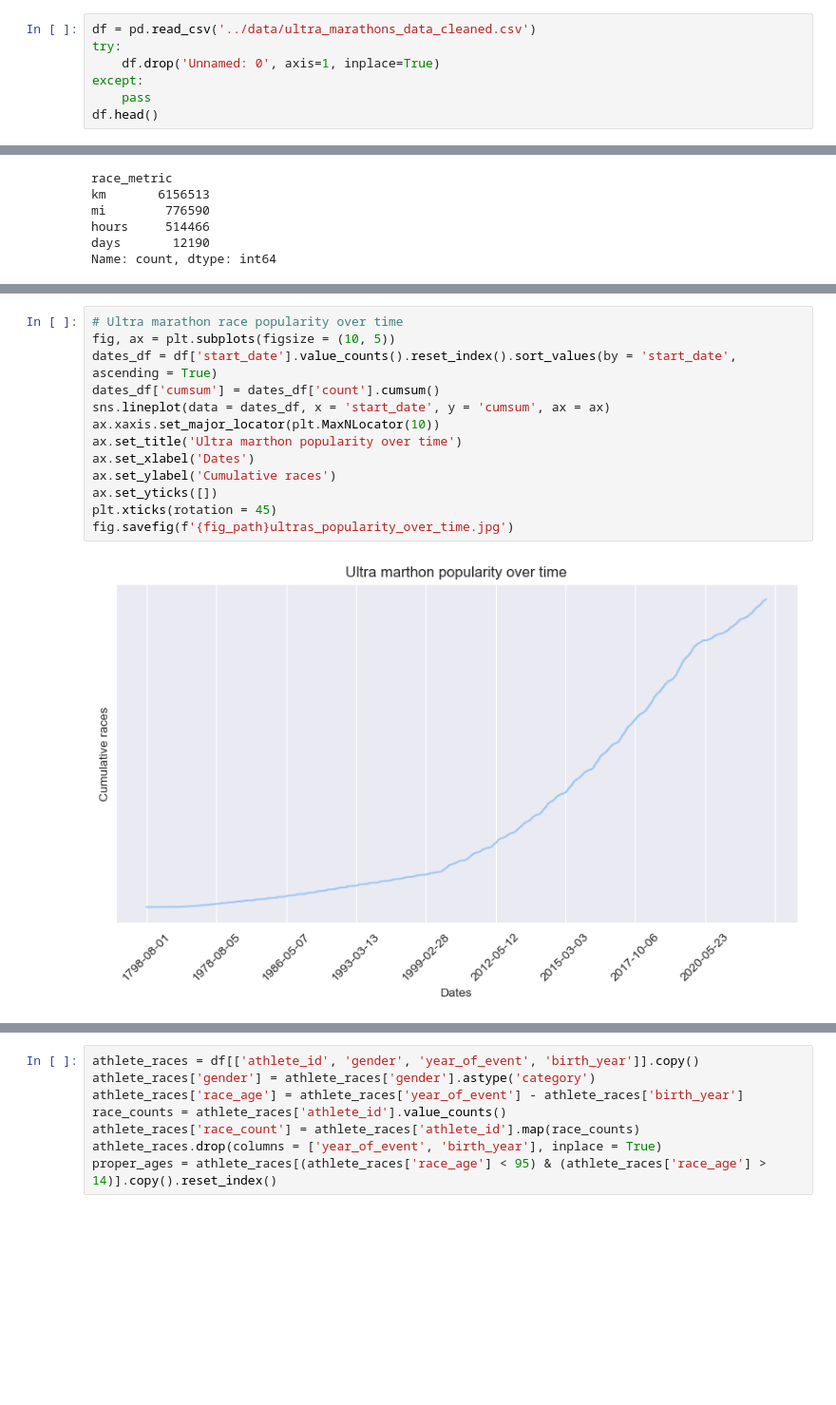
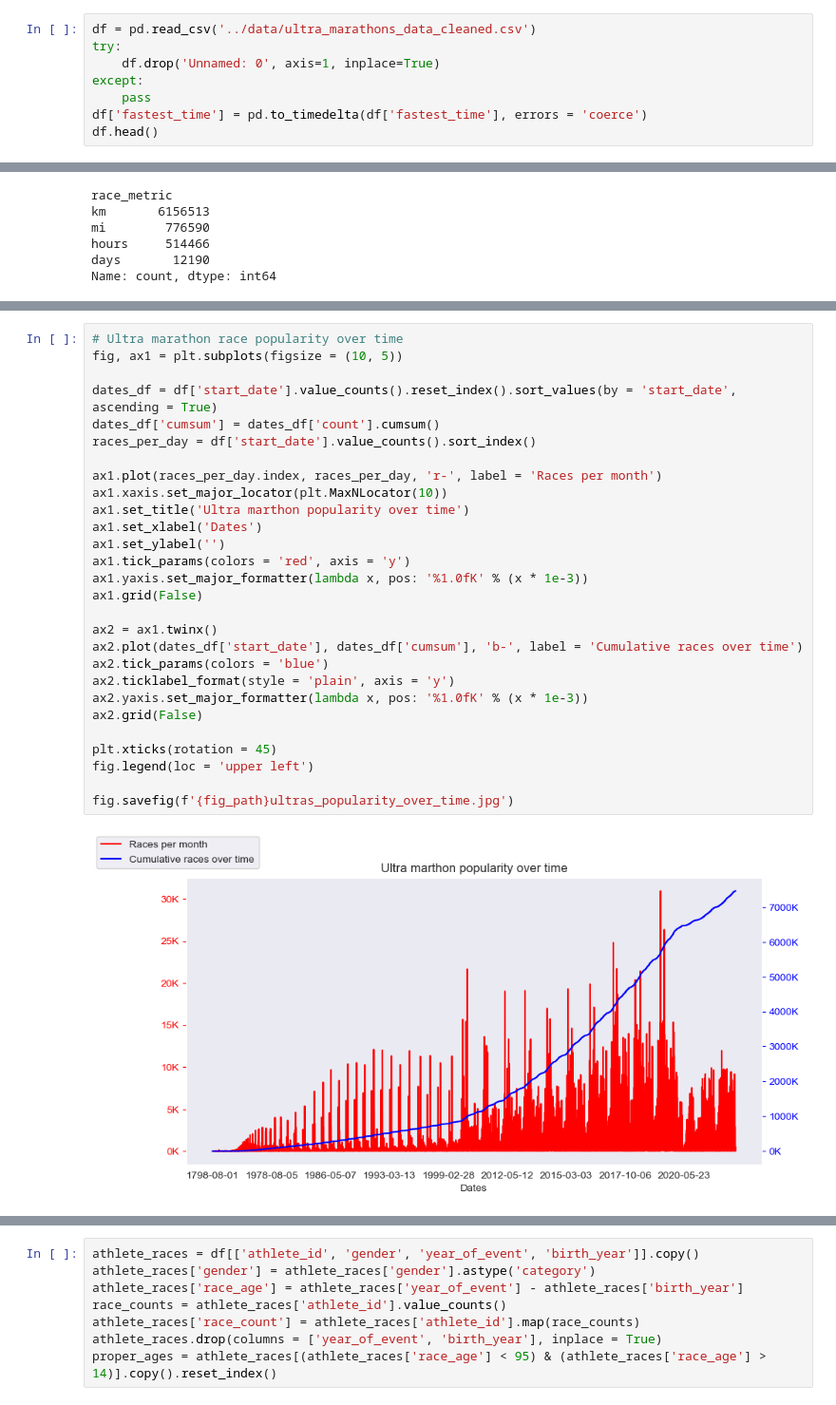
Before and after one commit to dmshakur/ultra-running-data-analysis, a Jupyter notebook: notebooks/data_analysis.ipynb, the cells around one changed output, grey strips where cells are left out. Shown at 95% size. Drawn from its saved outputs; the diff is of its cells as text; blank space fills up the shorter version.

Commit message:
Finished work on a few figures in data_analysis.ipynb, found that there may be an issue with the finish times and distance or length data from the processing in data_processing.ipynb.

```diff
--- a/notebooks/data_analysis.ipynb
+++ b/notebooks/data_analysis.ipynb
@@ -30,5 +29,6 @@ try:
     df.drop('Unnamed: 0', axis=1, inplace=True)
 except:
     pass
+df['fastest_time'] = pd.to_timedelta(df['fastest_time'], errors = 'coerce')
 df.head()
 # %% [output]
@@ -128,15 +93,30 @@ df['start_date'].value_counts().reset_index().sort_values(by = 'start_date', asc
 # %%
 # Ultra marathon race popularity over time
-fig, ax = plt.subplots(figsize = (10, 5))
+fig, ax1 = plt.subplots(figsize = (10, 5))
+
 dates_df = df['start_date'].value_counts().reset_index().sort_values(by = 'start_date', ascending = True)
 dates_df['cumsum'] = dates_df['count'].cumsum()
-sns.lineplot(data = dates_df, x = 'start_date', y = 'cumsum', ax = ax)
-ax.xaxis.set_major_locator(plt.MaxNLocator(10))
-ax.set_title('Ultra marthon popularity over time')
-ax.set_xlabel('Dates')
-ax.set_ylabel('Cumulative races')
-ax.set_yticks([])
+races_per_day = df['start_date'].value_counts().sort_index()
+
+ax1.plot(races_per_day.index, races_per_day, 'r-', label = 'Races per month')
+ax1.xaxis.set_major_locator(plt.MaxNLocator(10))
+ax1.set_title('Ultra marthon popularity over time')
+ax1.set_xlabel('Dates')
+ax1.set_ylabel('')
+ax1.tick_params(colors = 'red', axis = 'y')
+ax1.yaxis.set_major_formatter(lambda x, pos: '%1.0fK' % (x * 1e-3))
+ax1.grid(False)
+
+ax2 = ax1.twinx()
+ax2.plot(dates_df['start_date'], dates_df['cumsum'], 'b-', label = 'Cumulative races over time')
+ax2.tick_params(colors = 'blue')
+ax2.ticklabel_format(style = 'plain', axis = 'y')
+ax2.yaxis.set_major_formatter(lambda x, pos: '%1.0fK' % (x * 1e-3))
+ax2.grid(False)
+
 plt.xticks(rotation = 45)
+fig.legend(loc = 'upper left')
+
 fig.savefig(f'{fig_path}ultras_popularity_over_time.jpg')
 # %% [output]
-[figure, old version]
+[figure, new version]
```
Also changed, not shown: parts of 18 cells of this notebook, 5 other files.
